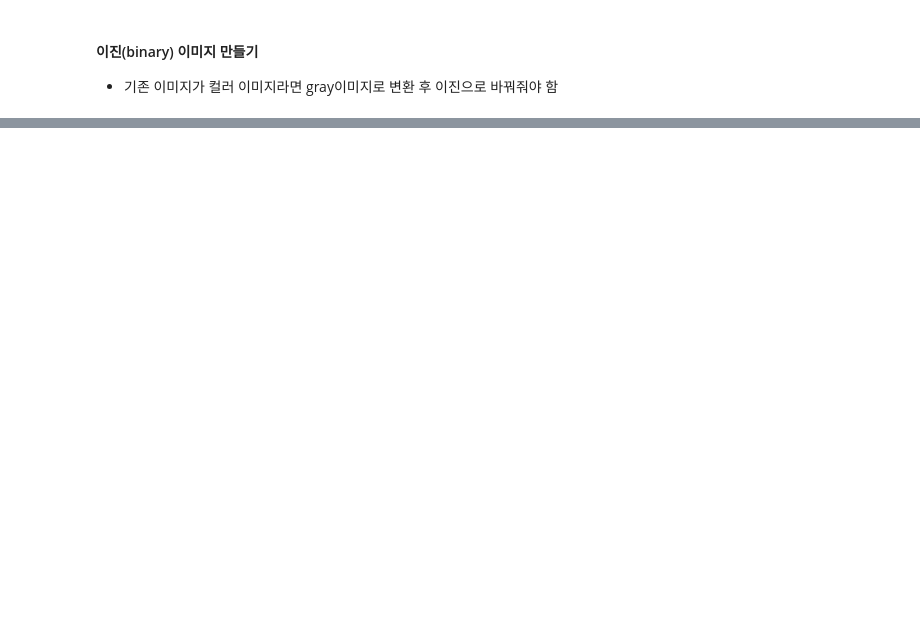
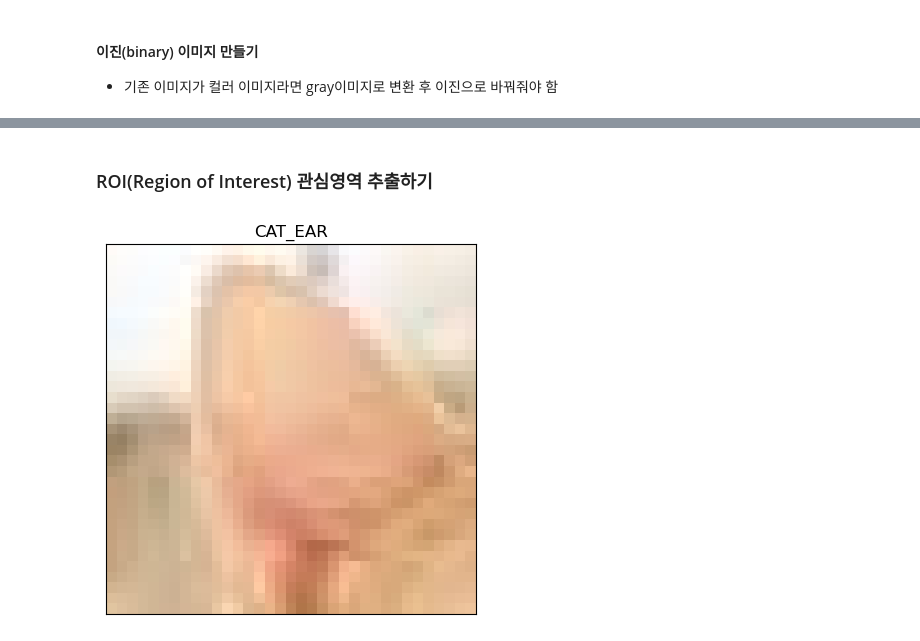
Before and after one commit to wdohoon/wdohoon, a Jupyter notebook: 딥러닝/ex10) 딥러닝 OpenCV_실습_1.ipynb, the cells around one changed output, grey strips where cells are left out. Cells and saved outputs as stored; diff of their text form; code cells hidden in the pictures; blank space fills up the shorter version.

```diff
--- a/딥러닝/ex10) 딥러닝 OpenCV_실습_1.ipynb
+++ b/딥러닝/ex10) 딥러닝 OpenCV_실습_1.ipynb
@@ -152,0 +354,12 @@ array([[0, 0, 0, ..., 0, 0, 0],
+# %% [markdown]
+### ROI(Region of Interest) 관심영역 추출하기
+# %%
+roi_cat = cat[10:45,65:100]
+
+# x축, y축 값 없애기
+plt.xticks([]); plt.yticks([])
+
+plt.title('CAT_EAR')
+plt.imshow(roi_cat);
+# %% [output]
+[figure, added]
```
Also changed, not shown: parts of 40 cells of this notebook.
